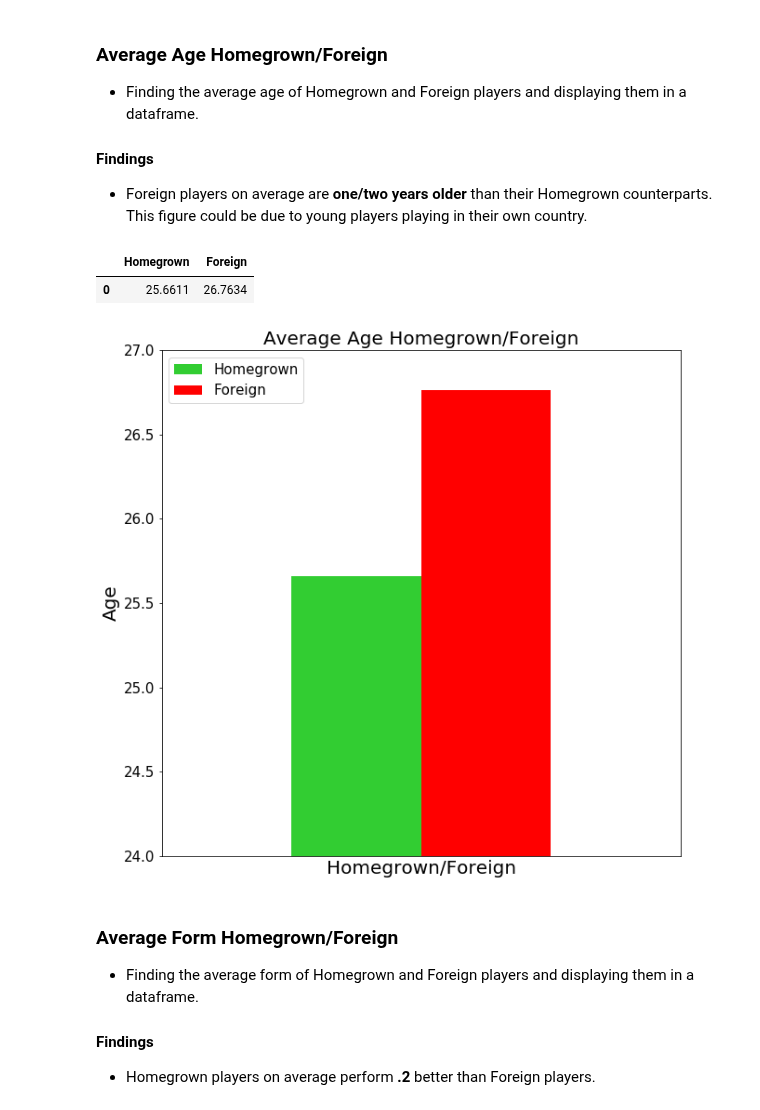
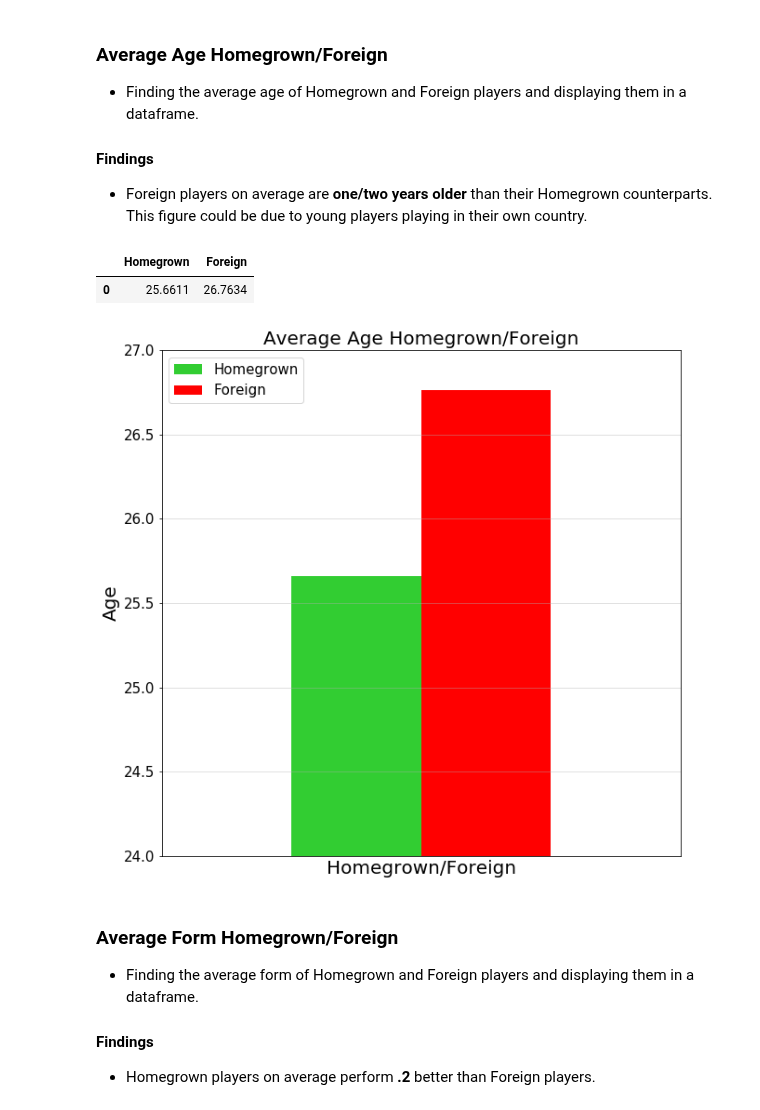
Before and after one commit to markkennedy3/Fifa-vs-Real-Life, a Jupyter notebook: notebooks/analysis/600_RQ2_Analysis_1.ipynb, the cells around one changed output. Saved outputs shown, nothing was run; the diff lists cells and outputs as text; code cells hidden in the pictures.

```diff
--- a/notebooks/analysis/600_RQ2_Analysis_1.ipynb
+++ b/notebooks/analysis/600_RQ2_Analysis_1.ipynb
@@ -75,28 +76,29 @@ HF
 # %%
 HomegrownAge = Homegrown.age.mean()
 ForeignAge = Foreign.age.mean()
 
 HFAge = pd.DataFrame(columns = ["Homegrown", "Foreign"])
 HFAge.set_value(0,'Homegrown',HomegrownAge)
 HFAge.set_value(0,'Foreign',ForeignAge)
 
 mpl.rcParams['font.size'] = 15
 axis_size=20
 color = ['limegreen','r']
 fig = plt.figure(figsize=(10,10))
 ax0 = plt.subplot()
 ax0.set_ylim([24,27])
 ax0.set_ylabel('Age',size=axis_size)
 ax0.set_xlabel('Homegrown/Foreign',size=axis_size)
 ax0.set_title('Average Age Homegrown/Foreign',size=20)
-HFAge.plot(ax=ax0,kind='bar',color=color)
+HFAge.plot(ax=ax0,kind='bar',color=color,grid=True)
+ax0.grid(alpha=0.5)
 plt.xticks([])
 
 HFAge
 # %% [output]
 |  | Homegrown | Foreign |
 | 0 | 25.6611 | 26.7634 |
-[figure, old version]
+[figure, new version]
 # %% [markdown]
 ### Average Form Homegrown/Foreign
 * Finding the average form of Homegrown and Foreign players and displaying them in a dataframe.
```
Also changed, not shown: parts of 6 cells of this notebook.
